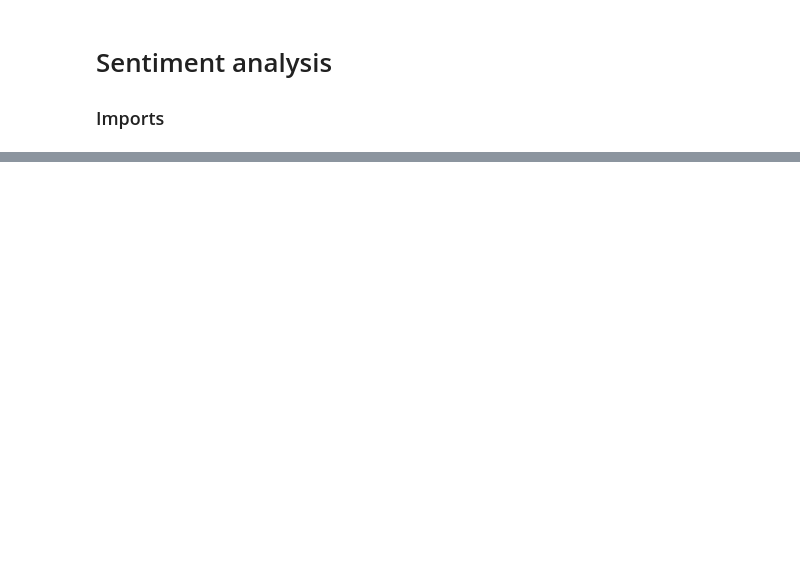
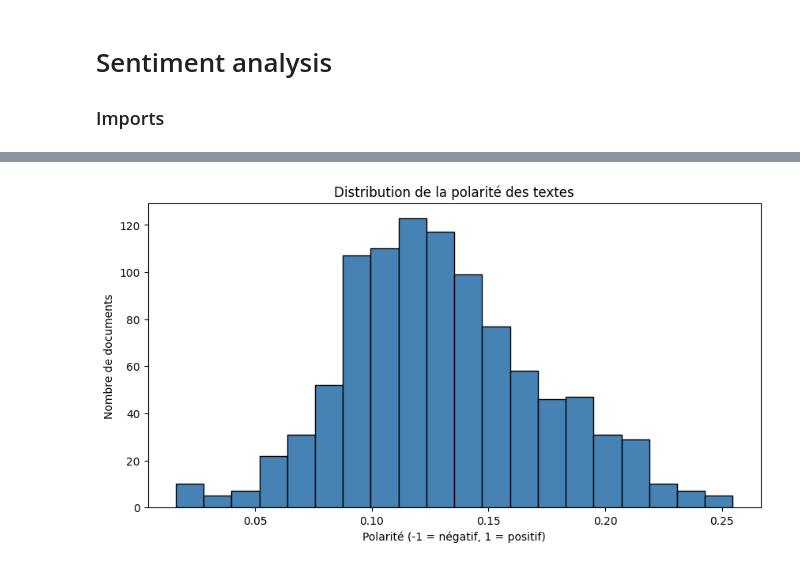
Before and after one commit to IlariaFa/tac, a Jupyter notebook: tps/tp4/s6_sentiment.ipynb, the cells around one changed output, grey strips where cells are left out. Saved outputs shown, nothing was run; the diff lists cells and outputs as text; code cells hidden in the pictures; blank space fills up the shorter version.

Commit message:
sentiment avancé

```diff
--- a/tps/tp4/s6_sentiment.ipynb
+++ b/tps/tp4/s6_sentiment.ipynb
@@ -10,19 +7,0 @@ from textblob_fr import PatternTagger, PatternAnalyzer
-# %%
-tb = Blobber(pos_tagger=PatternTagger(), analyzer=PatternAnalyzer())
-
-def get_sentiment(input_text):
-    blob = tb(input_text)
-    polarity, subjectivity = blob.sentiment
-    polarity_perc = f"{100*abs(polarity):.0f}"
-    subjectivity_perc = f"{100*subjectivity:.0f}"
-    if polarity > 0:
-        polarity_str = f"{polarity_perc}% positive"
-    elif polarity < 0:
-        polarity_str = f"{polarity_perc}% negative"
-    else:
-        polarity_str = "neutral"
-    if subjectivity > 0:
-        subjectivity_str = f"{subjectivity_perc}% subjective"
-    else:
-        subjectivity_str = "perfectly objective"
-    print(f"This text is {polarity_str} and {subjectivity_str}.")
@@ -90,0 +8,69 @@ sentiment_analyser("Cette phrase est négative et je ne suis pas content !")
+# %%
+# --- Imports ---
+import os
+import re
+import matplotlib.pyplot as plt
+import pandas as pd
+from textblob import Blobber
+from textblob_fr import PatternTagger, PatternAnalyzer
+
+# --- Configuration ---
+data_path = "../../data/txt_tp4/"  # dossier contenant tes fichiers .txt
+
+# --- Chargement des textes ---
+files = sorted([f for f in os.listdir(data_path) if f.endswith(".txt")])
+texts = [open(os.path.join(data_path, f), "r", encoding="utf-8").read() for f in files]
+print(f"Nombre de documents chargés : {len(texts)}")
+
+# --- Filtrage simple (optionnel) ---
+def matches_query(text):
+    text_lower = text.lower()
+    cond1 = "sorcière" in text_lower or "sorciere" in text_lower
+    cond2 = bool(re.search(r"\bfemm\w*|\bfémin\w*", text_lower))
+    return cond1 and cond2
+
+filtered_texts = [t for t in texts if matches_query(t)]
+print(f"Documents après filtrage : {len(filtered_texts)}")
+
+# --- Nettoyage simple (optionnel) ---
+def clean_text(text):
+    text = text.lower()
+    text = re.sub(r"\d+", " ", text)
+    text = re.sub(r"[^\w\s]", " ", text)
+    text = re.sub(r"\s+", " ", text)
+    return text
+
+cleaned_texts = [clean_text(t) for t in filtered_texts]
+
+# --- Initialisation TextBlob ---
+tb = Blobber(pos_tagger=PatternTagger(), analyzer=PatternAnalyzer())
+
+# --- Fonction d'analyse de sentiment ---
+def get_sentiment(text):
+    blob = tb(text)
+    polarity, subjectivity = blob.sentiment
+    return polarity, subjectivity
+
+# --- Analyse des sentiments sur tout le corpus ---
+results = [get_sentiment(t) for t in cleaned_texts]
+df_sentiment = pd.DataFrame(results, columns=["polarity", "subjectivity"])
+df_sentiment["text"] = cleaned_texts
+
+# --- Visualisation ---
+plt.figure(figsize=(10,5))
+plt.hist(df_sentiment["polarity"], bins=20, color="steelblue", edgecolor="black")
+plt.title("Distribution de la polarité des textes")
+plt.xlabel("Polarité (-1 = négatif, 1 = positif)")
+plt.ylabel("Nombre de documents")
+plt.show()
+
+plt.figure(figsize=(10,5))
+plt.hist(df_sentiment["subjectivity"], bins=20, color="salmon", edgecolor="black")
+plt.title("Distribution de la subjectivité des textes")
+plt.xlabel("Subjectivité (0 = objectif, 1 = subjectif)")
+plt.ylabel("Nombre de documents")
+plt.show()
+
+# --- Aperçu des résultats ---
+print(df_sentiment.head())
+# %% [output]
@@ -90,0 +79 @@ sentiment_analyser("Cette phrase est négative et je ne suis pas content !")
+[figure, added]
```
Also changed, not shown: parts of 37 cells of this notebook, 3 other files.
